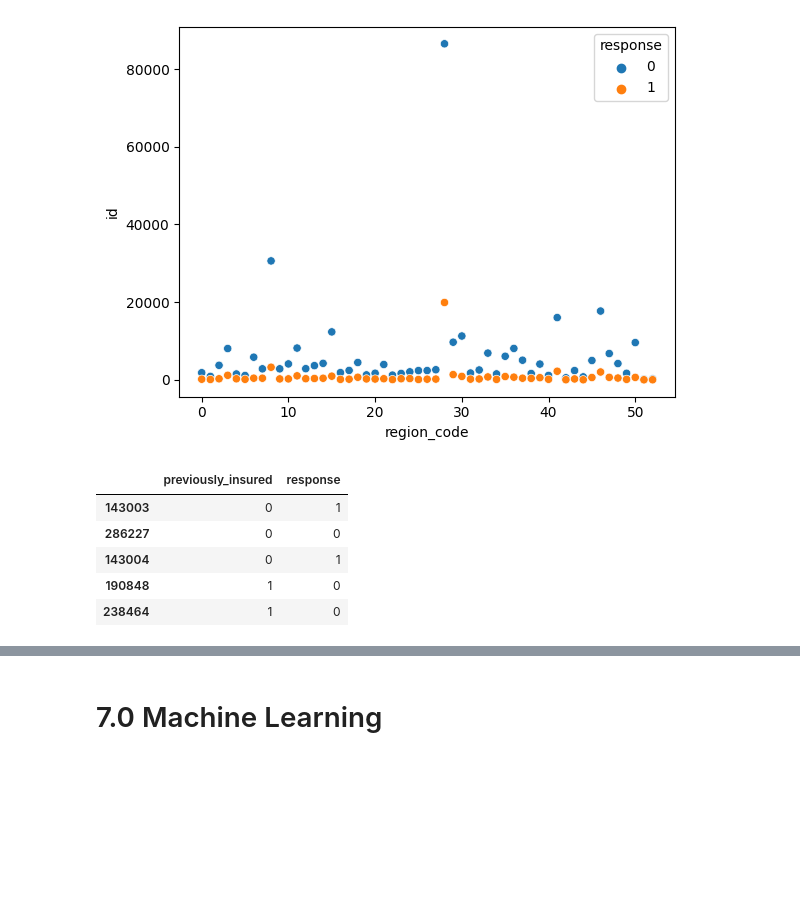
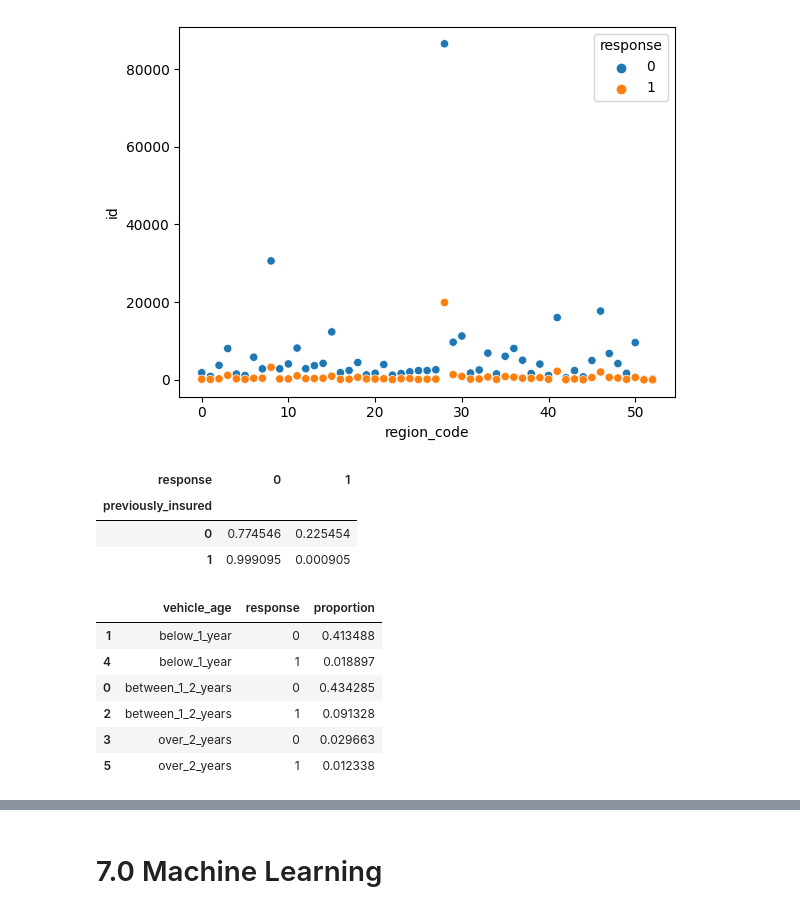
Before and after one commit to OscarFantozzi/Healt-Insurance-Cross_Sell, a Jupyter notebook: pa004_Health_Insurance_cross_sell.ipynb, the cells around one changed output, grey strips where cells are left out. Drawn from its saved outputs; the diff is of its cells as text; code cells hidden in the pictures; blank space fills up the shorter version.

```diff
--- a/pa004_Health_Insurance_cross_sell.ipynb
+++ b/pa004_Health_Insurance_cross_sell.ipynb
@@ -202,11 +202,9 @@ sns.scatterplot( x = 'region_code', y = 'id', hue = 'response', data = aux0 )
 [figure]
 # %%
 # previously_insured
-df4[['previously_insured', 'response']].head()
+pd.crosstab( df4['previously_insured'], df4['response'] ).apply( lambda x: x / x.sum(), axis = 1 )
 # %% [output]
-|  | previously_insured | response |
-| 143003 | 0 | 1 |
-| 286227 | 0 | 0 |
-| 143004 | 0 | 1 |
-| 190848 | 1 | 0 |
-| 238464 | 1 | 0 |
+| response | 0 | 1 |
+| previously_insured |  |  |
+| 0 | 0.774546 | 0.225454 |
+| 1 | 0.999095 | 0.000905 |
@@ -215,2 +211,13 @@ df4[['previously_insured', 'response']].head()
+# %%
+# vehicle_age
+df4[['vehicle_age','response']].value_counts( normalize = True ).reset_index().sort_values(by = 'vehicle_age')
+# %% [output]
+|  | vehicle_age | response | proportion |
+| 1 | below_1_year | 0 | 0.413488 |
+| 4 | below_1_year | 1 | 0.018897 |
+| 0 | between_1_2_years | 0 | 0.434285 |
+| 2 | between_1_2_years | 1 | 0.091328 |
+| 3 | over_2_years | 0 | 0.029663 |
+| 5 | over_2_years | 1 | 0.012338 |
 # %%
 # policy_sales_channel
```
Also changed, not shown: parts of 19 cells of this notebook.
